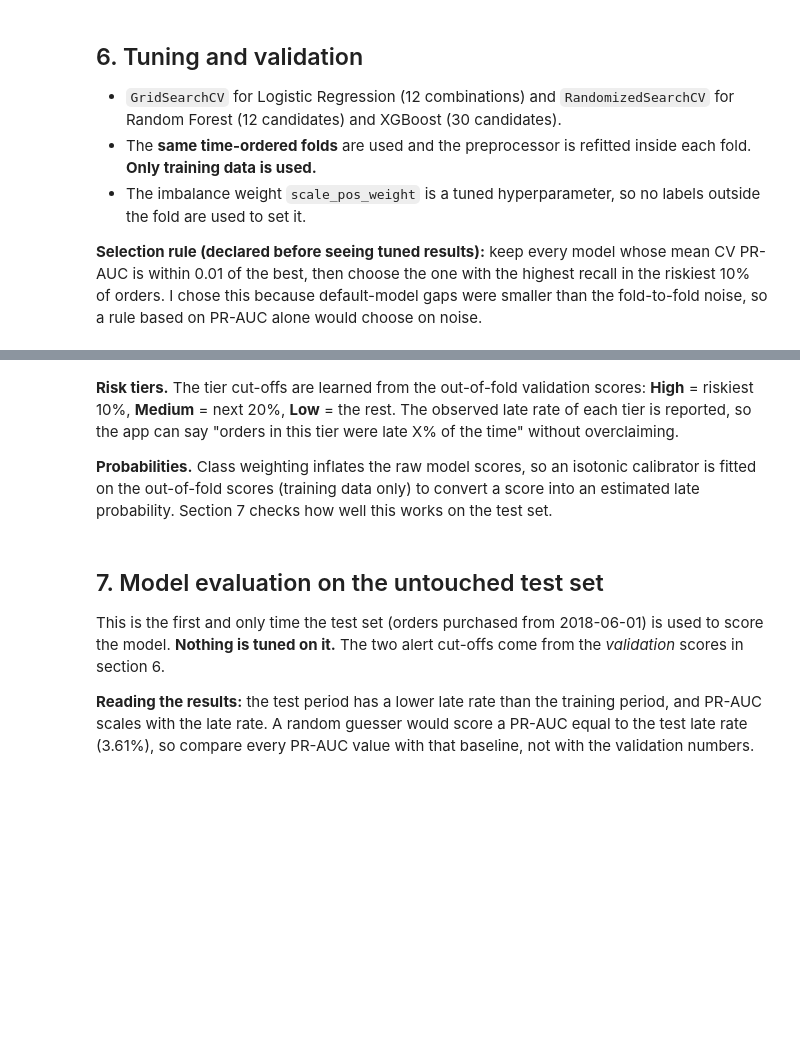
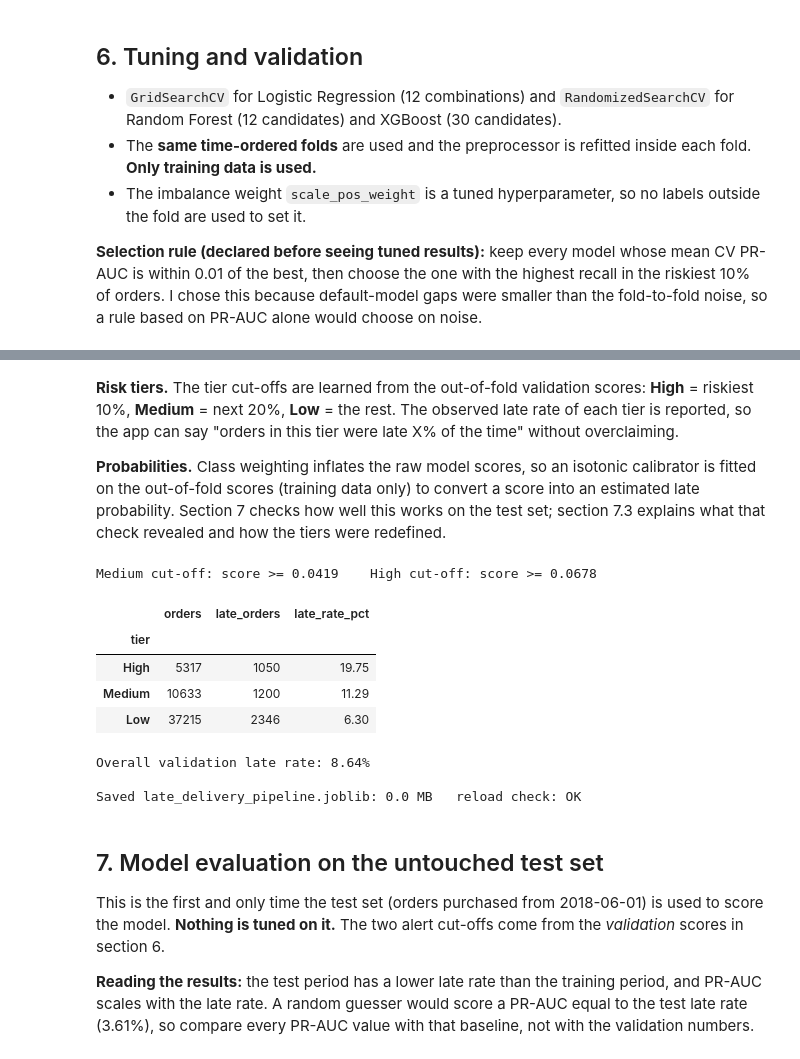
Before and after one commit to mohamedghalwash10/late-delivery-predictor, a Jupyter notebook: notebooks/late_delivery_predictor.ipynb, the cells around one changed output, grey strips where cells are left out. Cells and saved outputs as stored; diff of their text form; code cells hidden in the pictures; blank space fills up the shorter version.

```diff
--- a/notebooks/late_delivery_predictor.ipynb
+++ b/notebooks/late_delivery_predictor.ipynb
@@ -599,7 +951,7 @@ display(pd.DataFrame(biz).round(3))
 # %% [markdown]
 **Risk tiers.** The tier cut-offs are learned from the out-of-fold validation scores: **High** = riskiest 10%, **Medium** = next 20%, **Low** = the rest. The observed late rate of each tier is reported, so the app can say "orders in this tier were late X% of the time" without overclaiming.
 
-**Probabilities.** Class weighting inflates the raw model scores, so an isotonic calibrator is fitted on the out-of-fold scores (training data only) to convert a score into an estimated late probability. Section 7 checks how well this works on the test set.
+**Probabilities.** Class weighting inflates the raw model scores, so an isotonic calibrator is fitted on the out-of-fold scores (training data only) to convert a score into an estimated late probability. Section 7 checks how well this works on the test set; section 7.3 explains what that check revealed and how the tiers were redefined.
 # %%
 MEDIUM_Q, HIGH_Q = 0.70, 0.90
 medium_cut = float(np.quantile(oof["score"], MEDIUM_Q))
@@ -620,34 +972,43 @@ print(f"Overall validation late rate: {oof['y'].mean() * 100:.2f}%")
 
 calibrator = IsotonicRegression(out_of_bounds="clip", y_min=0.0, y_max=1.0)
 calibrator.fit(oof["score"], oof["y"])
 
 final_pipe = chosen.best_estimator_      # already refitted on the full training set
 joblib.dump(final_pipe, MODEL_PATH, compress=3)
-joblib.dump(calibrator, MODELS_DIR / "calibrator.joblib")
 
 meta = {
     "model_name": chosen_name,
     "best_params": chosen_row["best_params"],
     "selection_rule": f"PR-AUC within {TIE_MARGIN} of best, then highest recall in the riskiest 10%",
     "cv_metrics": {"pr_auc_mean": chosen_row["pr_auc"], "pr_auc_std": chosen_row["pr_auc_std"],
                    "roc_auc_mean": chosen_row["roc_auc"], "recall_top10_mean": chosen_row["recall_top10"]},
     "risk_tiers": {"medium_cutoff": medium_cut, "high_cutoff": high_cut,
                    "validation_late_rate_pct": {t: float(tiers.loc[t, "late_rate_pct"]) for t in tiers.index}},
     "train": {"orders": len(train), "late_rate_pct": round(float(y_train.mean() * 100), 2),
               "first_purchase": str(train["order_purchase_timestamp"].min().date()),
               "last_purchase": str(train["order_purchase_timestamp"].max().date())},
     "test_start": str(TEST_START.date()),
     "trained_on_test_set": False,
     "model_features": MODEL_FEATURES,
     "versions": {"python": platform.python_version(),
                  **{p: version(p) for p in ("scikit-learn", "xgboost", "pandas", "numpy")}},
 }
 (MODELS_DIR / "model_metadata.json").write_text(json.dumps(meta, indent=2, default=py), encoding="utf-8")
 
 reloaded = joblib.load(MODEL_PATH)
 same = np.allclose(final_pipe.predict_proba(X_train.head(500)), reloaded.predict_proba(X_train.head(500)))
 print(f"\nSaved {MODEL_PATH.name}: {MODEL_PATH.stat().st_size / 1_048_576:.1f} MB   "
       f"reload check: {'OK' if same else 'FAIL'}")
+# %% [output]
+Medium cut-off: score >= 0.0419    High cut-off: score >= 0.0678
+|  | orders | late_orders | late_rate_pct |
+| tier |  |  |  |
+| High | 5317 | 1050 | 19.75 |
+| Medium | 10633 | 1200 | 11.29 |
+| Low | 37215 | 2346 | 6.30 |
+Overall validation late rate: 8.64%
+
+Saved late_delivery_pipeline.joblib: 0.0 MB   reload check: OK
 # %% [markdown]
 ## 7. Model evaluation on the untouched test set
 
```
Also changed, not shown: parts of 35 cells of this notebook, 19 other files.
